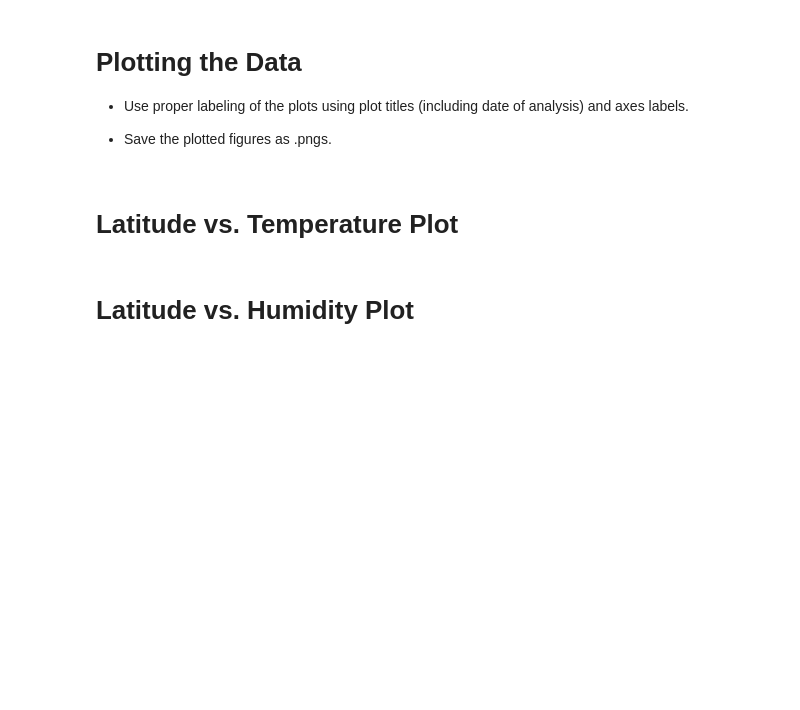
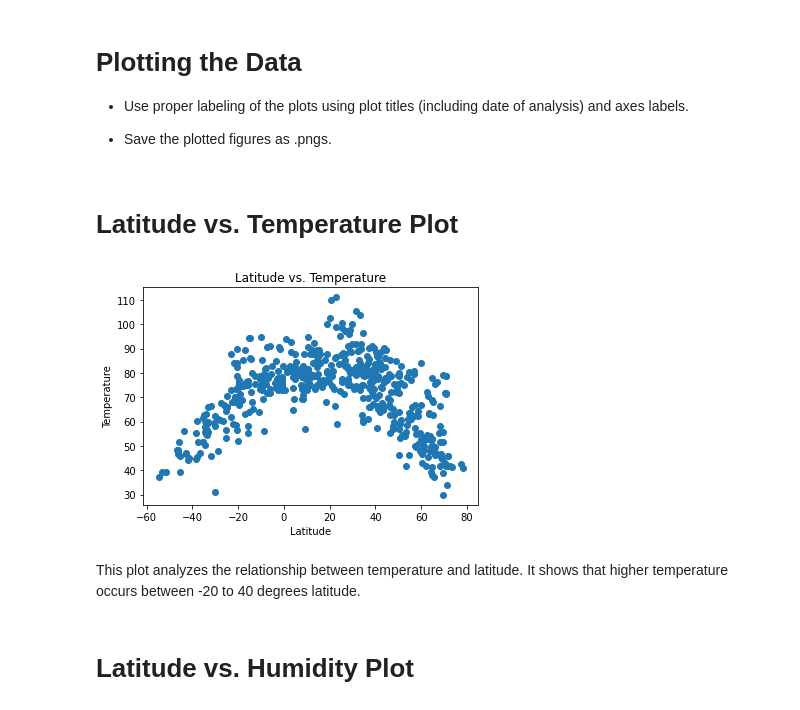
Before and after one commit to ArmandDauti/python-api-challenge, a Jupyter notebook: WeatherPy.ipynb, the cells around one changed output. Drawn from its saved outputs; the diff is of its cells as text; code cells hidden in the pictures; blank space fills up the shorter version.

```diff
--- a/WeatherPy.ipynb
+++ b/WeatherPy.ipynb
@@ -58,9 +61,9 @@ base_url = "http://api.openweathermap.org/data/2.5/weather?"
 units = "imperial"
 
 # Create query URL
-query_url = f"{base_url}q={city}&appid={weather_api_key}&units={units}"
+query_url = f"{base_url}appid={weather_api_key}&units={units}&q="
 # %%
-number_of_cities = []
+city_list = []
 temperature = []
 lats = []
 long = []
@@ -69,23 +72,25 @@ cloudiness = []
 wind_speed = []
 country = []
 date = []
-count = 0
+count = 1
 
 
 for city in cities:
 
+    response = requests.get(query_url + city).json()
+
+
     try:
 
-        response = requests.get(query_url + city).json()
         temperature.append(response['main']['temp_max'])
-        hums.append(response['main']['humidity'])
+        humidity.append(response['main']['humidity'])
         lats.append(response['coord']['lat'])
         long.append(response['coord']['lon'])
         cloudiness.append(response['clouds']['all'])
         wind_speed.append(response['wind']['speed'])
         country.append(response['sys']['country'])
         date.append(response['dt'])
-        number_of_cities.append(city)
+        city_list.append(response['name'])
 
         print(f"Processing record {count} | {city}")
         count = count + 1
@@ -102,8 +125,8 @@ for city in cities:
 * Display the DataFrame
 # %%
 # create a data frame
-cities_df = {
-    "City": number_of_cities,
+weather_data = pd.DataFrame({
+    "City": city_list,
     "Lat": lats,
     "Lng": long,
     "Max Temp": temperature,
@@ -112,6 +135,6 @@ cities_df = {
     "Wind Speed": wind_speed,
     "Country": country,
     "Date": date
-}
-weather_data = pd.DataFrame(cities_df)
-weather_data
+})
+
+weather_data.head()
@@ -143,14 +181,18 @@ Int64Index([], dtype='int64')
 # %% [markdown]
 # Latitude vs. Temperature Plot
 # %%
-plt.scatter(weather_data['Latitude'], weather_data['Temperature'])
+plt.scatter(weather_data['Lat'], weather_data['Max Temp'])
 plt.xlabel('Latitude')
 plt.ylabel('Temperature')
 plt.title('Latitude vs. Temperature')
 
 plt.savefig('output_data/Latitude-vs-Temperature.png')
 
 plt.show()
+# %% [output]
+[figure, added]
+# %% [markdown]
+This plot analyzes the relationship between temperature and latitude. It shows that higher temperature occurs between -20 to 40 degrees latitude.
 # %% [markdown]
 # Latitude vs. Humidity Plot
 # %%
```
Also changed, not shown: parts of 27 cells of this notebook, 6 other files.
